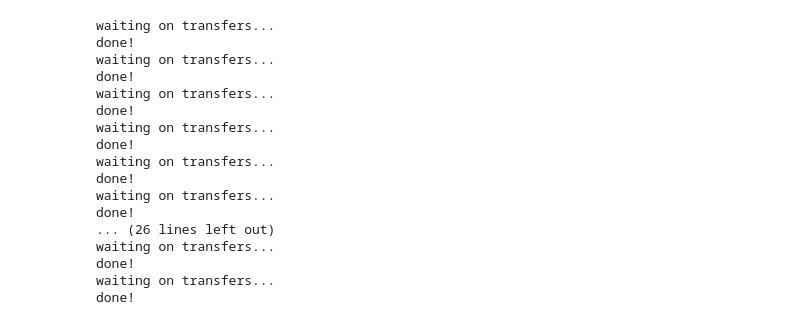
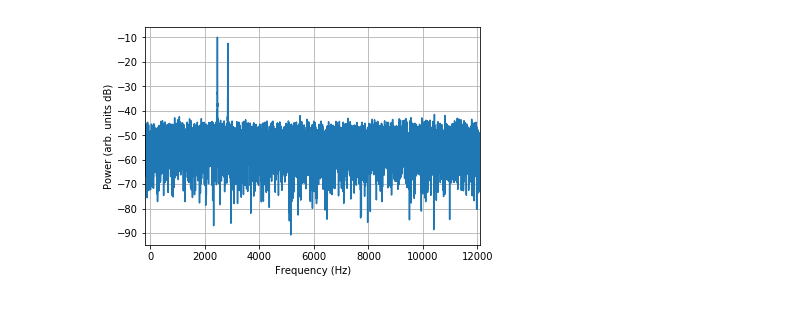
Before and after one commit to mitchburnett/oversampled-pfb, a Jupyter notebook: py/os-pfb-tb.ipynb, the cells around one changed output. Saved outputs shown, nothing was run; the diff lists cells and outputs as text; code cells hidden in the pictures.

```diff
--- a/py/os-pfb-tb.ipynb
+++ b/py/os-pfb-tb.ipynb
@@ -154,25 +131,0 @@ plt.show()
-# %%
-for i in range(0, output_windows):
-    idx = i*FFT_LENGTH
-#     print(i, idx, idx+(FFT_LENGTH-1), len(x[idx:idx+FFT_LENGTH]))
-    np.copyto(in_buffer, x[idx:idx+FFT_LENGTH])
-    dma_transfer()
-    np.copyto(ospfb_output[:, i], out_buffer)
-# %% [output]
-waiting on transfers...
-done!
-waiting on transfers...
-done!
-waiting on transfers...
-done!
-waiting on transfers...
-done!
-waiting on transfers...
-done!
-waiting on transfers...
-done!
-... (26 lines left out)
-waiting on transfers...
-done!
-waiting on transfers...
-done!
@@ -185,0 +132,21 @@ full_pfb_spectrum = fft.fft(output_bufer, Nfft)/Nfft
+# %%
+# second stage FFT output
+fbins_os = fs_os/FINE_FFT_LENGTH
+hsov = 64 # half-sided overlap
+channel_bins = FINE_FFT_LENGTH-hsov*2
+
+offset = 7
+
+full_pfb_spectrum = fft.fft(ospfb_output[:, offset:FINE_FFT_LENGTH+offset],FINE_FFT_LENGTH)/FINE_FFT_LENGTH
+pfb_spectrum = full_pfb_spectrum[:, hsov:-hsov]
+os_pfb_stitch = pfb_spectrum.reshape((FINE_FFT_LENGTH-2*hsov)*FFT_LENGTH)
+# %%
+os_faxis = np.arange(-FINE_FFT_LENGTH/2 + hsov-1, (FFT_LENGTH*FINE_FFT_LENGTH-FINE_FFT_LENGTH/2-1)-2*FFT_LENGTH*(hsov-1))
+plt.plot(os_faxis, 20*log10(abs(os_pfb_stitch)))
+plt.xlim([min(os_faxis), max(os_faxis)])
+plt.xlabel('Frequency (Hz)')
+plt.ylabel('Power (arb. units dB)')
+plt.grid()
+plt.show()
+# %% [output]
+[figure, added]
```
Also changed, not shown: parts of 11 cells of this notebook, 2 other files.
